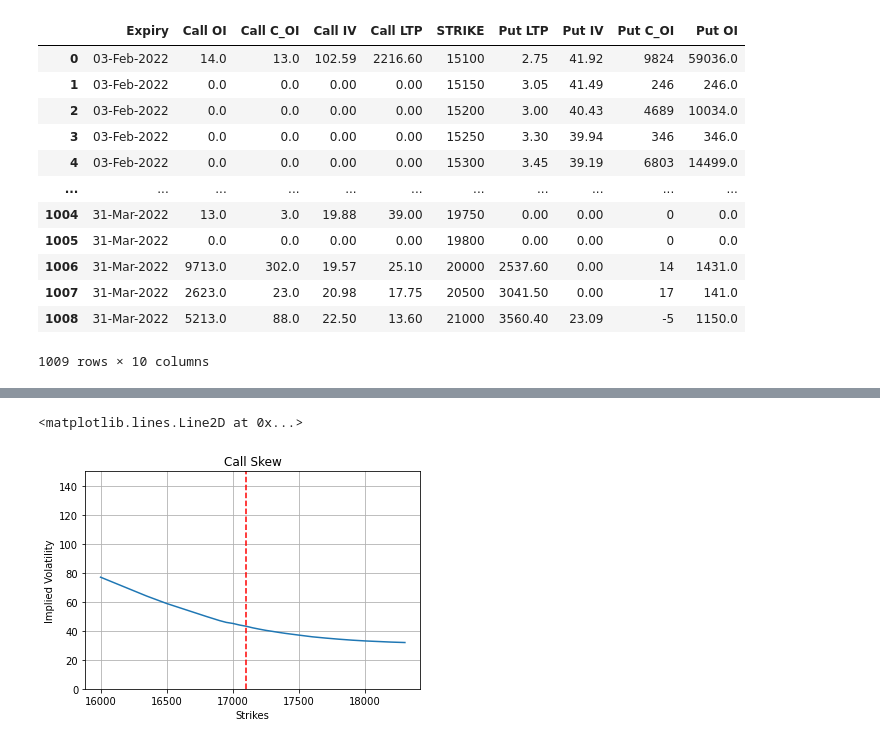
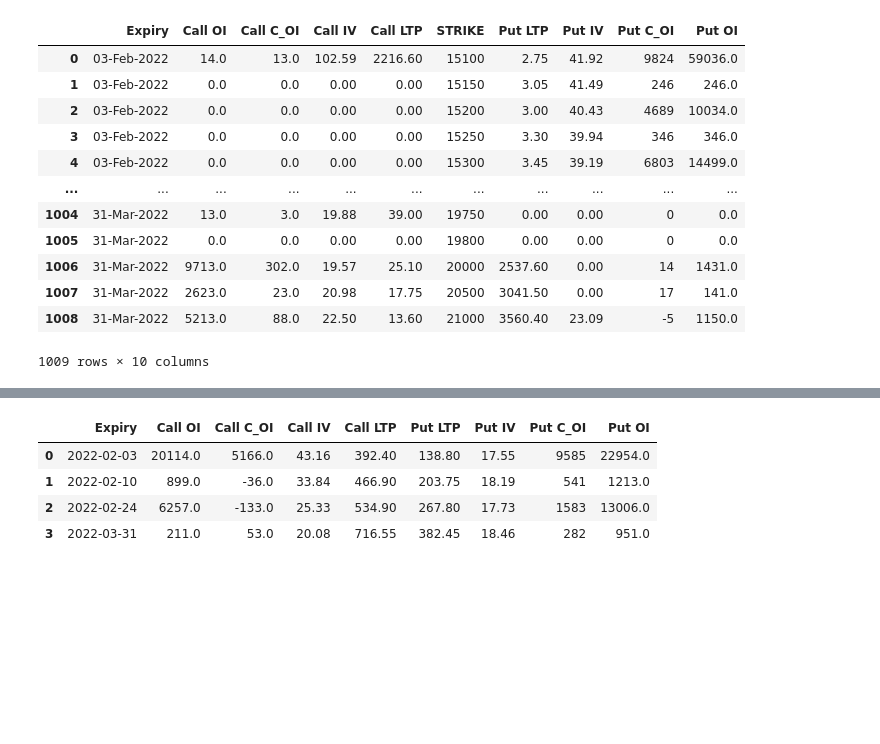
Before and after one commit to cheesecakeMafia/OptionChain, a Jupyter notebook: Nifty Option Chain.ipynb, the cells around one changed output, grey strips where cells are left out. Cells and saved outputs as stored; diff of their text form; code cells hidden in the pictures; blank space fills up the shorter version.

```diff
--- a/Nifty Option Chain.ipynb
+++ b/Nifty Option Chain.ipynb
@@ -149,0 +87,11 @@ for i in  range(len(expiry)):
+# %%
+def by_strike(optionchain, cutoff = 50):
+    optionchain.sort_values(by=["STRIKE","Expiry"], inplace=True, ascending=True)
+    option_dict = {}
+    for i in  strike_list:
+        option_dict[i] = optionchain.loc[optionchain["STRIKE"] == i]
+        option_dict[i] = option_dict[i].drop(option_dict[i][(option_dict[i]["Call OI"]<=cutoff) | (option_dict[i]["Put OI"]<=cutoff)].index)
+        option_dict[i] = option_dict[i].drop(option_dict[i][(option_dict[i]["Call LTP"] == 0) | (option_dict[i]["Put LTP"] == 0)].index)
+        option_dict[i].reset_index(inplace=True,drop=True)
+        option_dict[i].drop(["STRIKE"], axis=1, inplace=True)
+    return option_dict
@@ -170,11 +121,19 @@ option_dict[0]
+# %%
+strike[17100]
+# %% [output]
+|  | Expiry | Call OI | Call C_OI | Call IV | Call LTP | Put LTP | Put IV | Put C_OI | Put OI |
+| 0 | 2022-02-03 | 20114.0 | 5166.0 | 43.16 | 392.40 | 138.80 | 17.55 | 9585 | 22954.0 |
+| 1 | 2022-02-10 | 899.0 | -36.0 | 33.84 | 466.90 | 203.75 | 18.19 | 541 | 1213.0 |
+| 2 | 2022-02-24 | 6257.0 | -133.0 | 25.33 | 534.90 | 267.80 | 17.73 | 1583 | 13006.0 |
+| 3 | 2022-03-31 | 211.0 | 53.0 | 20.08 | 716.55 | 382.45 | 18.46 | 282 | 951.0 |
 # %%
-plt.plot(option_dict[0]["STRIKE"],option_dict[0]["Call IV"]) #, figure=(20,16)
-plt.grid('True')
-plt.title("Call Skew")
-plt.xlabel("Strikes")
-plt.ylim(bottom=0, top=150)
-plt.ylabel("Implied Volatility")
-plt.axvline(x=underlying_ltp, color = 'r', linestyle = '--')
+def plot_graph_expiry(options, expiry=0):
+    plt.plot(options[expiry]["STRIKE"],options[expiry]["Call IV"])
+    plt.plot(options[expiry]["STRIKE"],options[expiry]["Put IV"], color='r')#, figure=(20,16)
+    plt.grid('True')
+    plt.title("Option Skew")
+    plt.xlabel("Strikes")
+    plt.legend(["Call Skew","Put Skew"])
+    plt.ylabel("Implied Volatility")
+    plt.axvline(x=underlying_ltp, color = 'r', linestyle = '--')
+    plt.show();
-# %% [output]
-<matplotlib.lines.Line2D at 0x...>
-[figure, removed]
```
Also changed, not shown: parts of 16 cells of this notebook.
